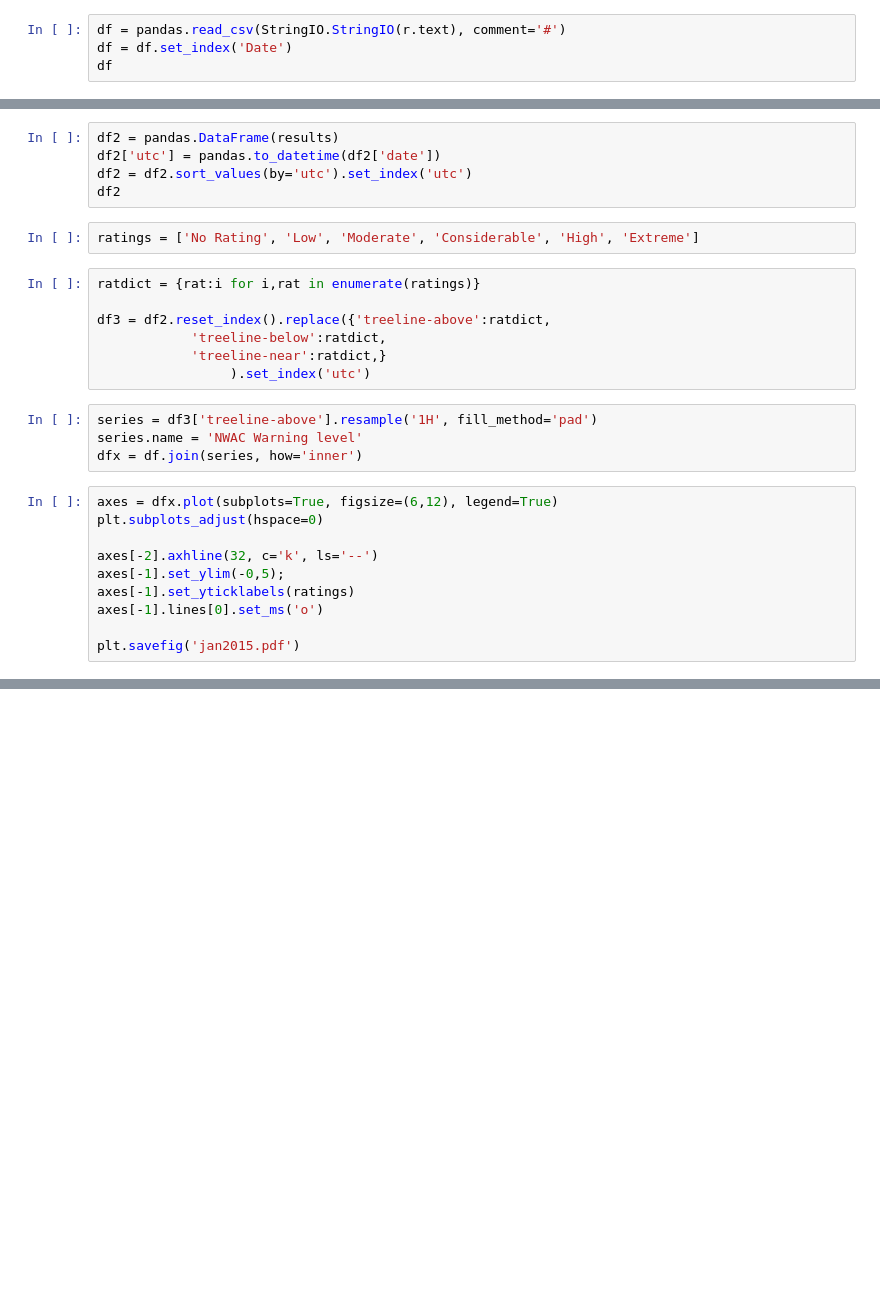
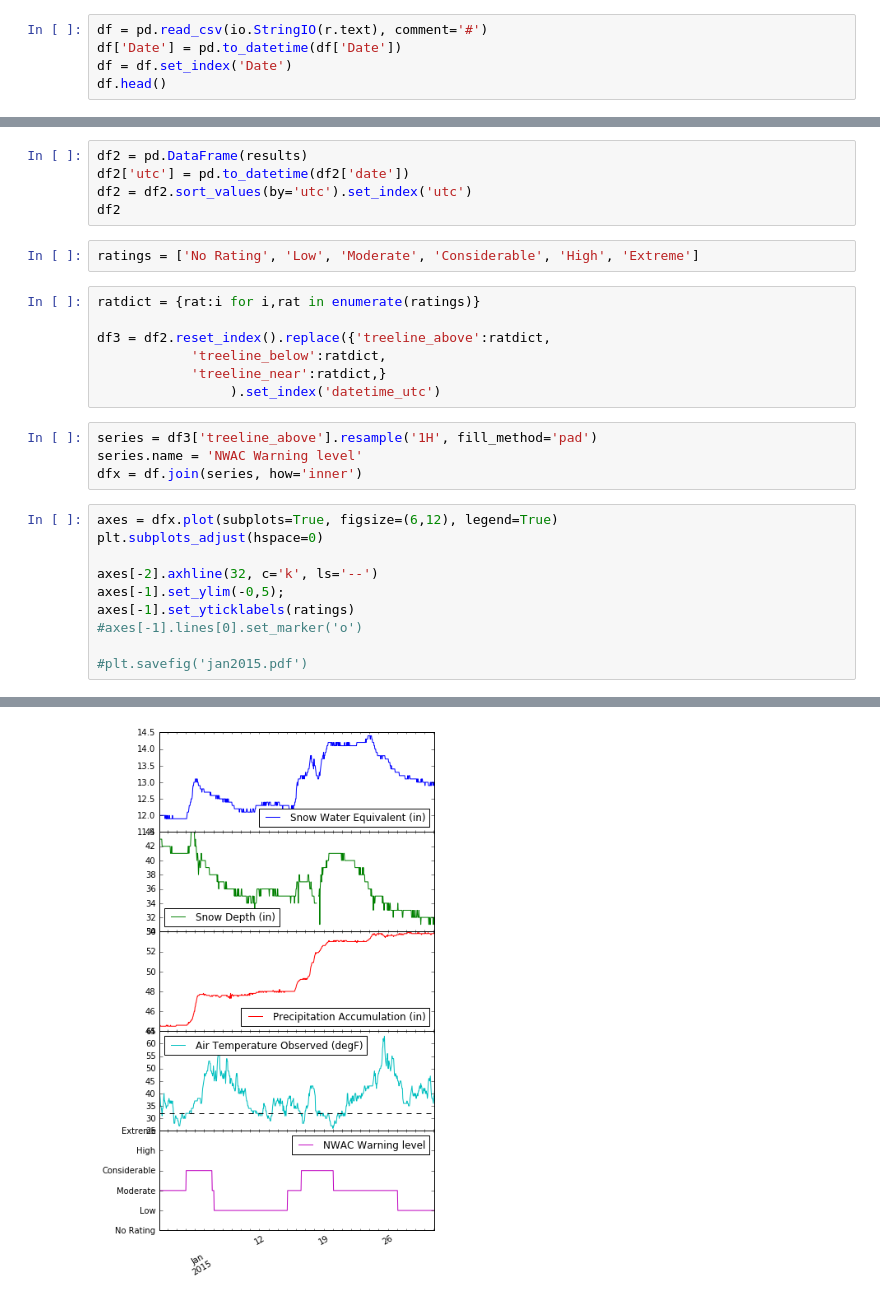
Before and after one commit to baldwint/snotelier, a Jupyter notebook: hourly.ipynb, the cells around one changed output, grey strips where cells are left out. Cells and saved outputs as stored; diff of their text form; blank space fills up the shorter version.

```diff
--- a/hourly.ipynb
+++ b/hourly.ipynb
@@ -24,4 +25,5 @@ print(r.text)
 # %%
-df = pandas.read_csv(StringIO.StringIO(r.text), comment='#')
+df = pd.read_csv(io.StringIO(r.text), comment='#')
+df['Date'] = pd.to_datetime(df['Date'])
 df = df.set_index('Date')
-df
+df.head()
@@ -44,8 +78,8 @@ import pickle
 with open('nwac_results_mthood.pickle') as f:
     results = pickle.load(f)
 # %%
-df2 = pandas.DataFrame(results)
-df2['utc'] = pandas.to_datetime(df2['date'])
+df2 = pd.DataFrame(results)
+df2['utc'] = pd.to_datetime(df2['date'])
 df2 = df2.sort_values(by='utc').set_index('utc')
 df2
 # %%
@@ -53,12 +87,12 @@ ratings = ['No Rating', 'Low', 'Moderate', 'Considerable', 'High', 'Extreme']
 # %%
 ratdict = {rat:i for i,rat in enumerate(ratings)}
 
-df3 = df2.reset_index().replace({'treeline-above':ratdict,
-            'treeline-below':ratdict,
-            'treeline-near':ratdict,}
-                 ).set_index('utc')
+df3 = df2.reset_index().replace({'treeline_above':ratdict,
+            'treeline_below':ratdict,
+            'treeline_near':ratdict,}
+                 ).set_index('datetime_utc')
 # %%
-series = df3['treeline-above'].resample('1H', fill_method='pad')
+series = df3['treeline_above'].resample('1H', fill_method='pad')
 series.name = 'NWAC Warning level'
 dfx = df.join(series, how='inner')
 # %%
@@ -68,6 +102,7 @@ plt.subplots_adjust(hspace=0)
 axes[-2].axhline(32, c='k', ls='--')
 axes[-1].set_ylim(-0,5);
 axes[-1].set_yticklabels(ratings)
-axes[-1].lines[0].set_ms('o')
+#axes[-1].lines[0].set_marker('o')
 
-plt.savefig('jan2015.pdf')
+#plt.savefig('jan2015.pdf')
+# %% [output]
@@ -73,0 +115 @@ plt.savefig('jan2015.pdf')
+[figure, added]
```
Also changed, not shown: parts of 20 cells of this notebook, 1 other file.
